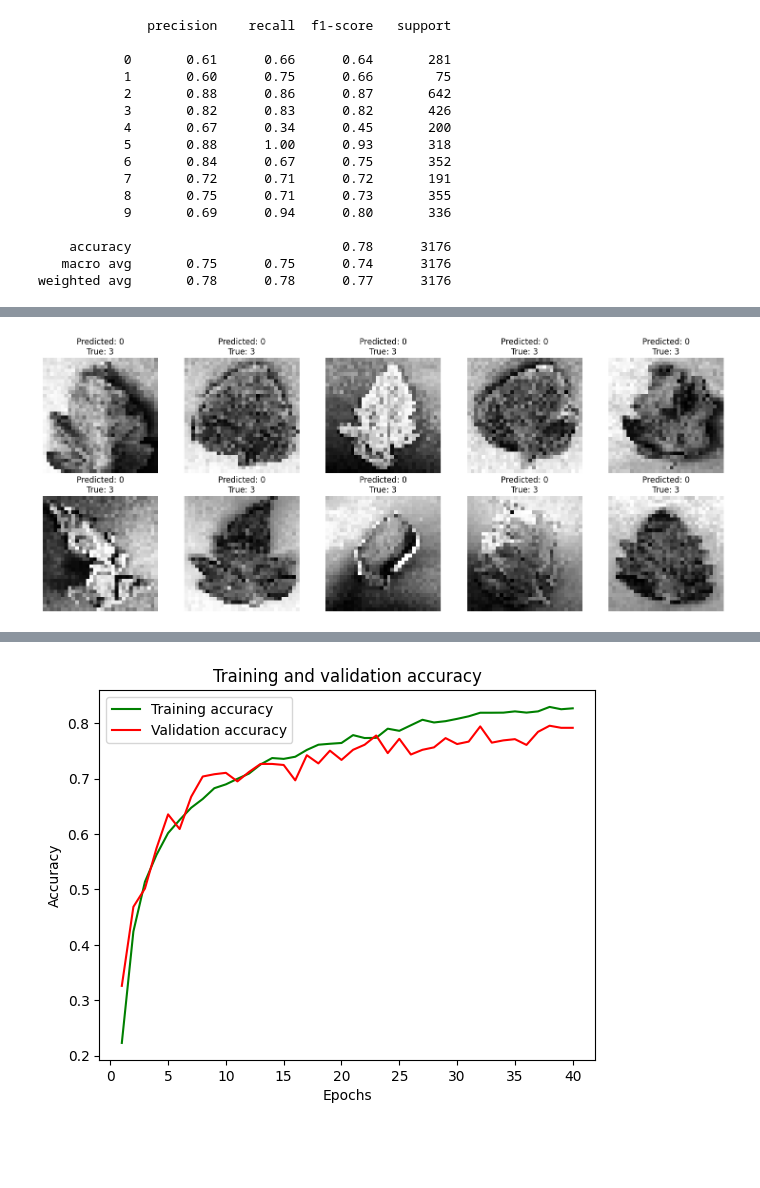
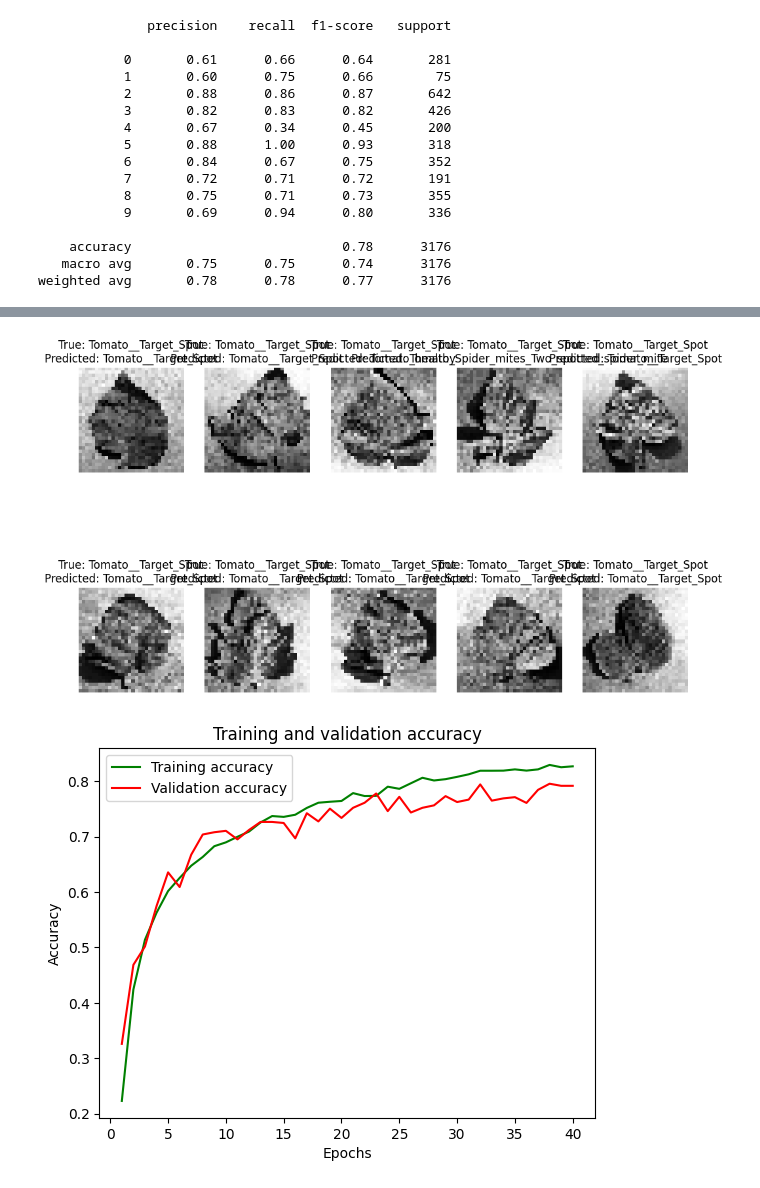
Before and after one commit to noelmt7/Tomato_Leaf_Disease_Detection, a Jupyter notebook: implementation.ipynb, the cells around one changed output, grey strips where cells are left out. Cells and saved outputs as stored; diff of their text form; code cells hidden in the pictures; blank space fills up the shorter version.

```diff
--- a/implementation.ipynb
+++ b/implementation.ipynb
@@ -252,19 +261,35 @@ plt.show()
-# %%
-# Get all indices of samples that are correctly classified
-correctly_classified_indices = np.where(np.argmax(predicted_labels) == test_labels)[0]
-
-# Define the number of correctly classified images to visualize
-num_correct_images_to_visualize = 10
-
-# Create subplots for visualization
-plt.figure(figsize=(15, 6))
-for i, index in enumerate(correctly_classified_indices[:num_correct_images_to_visualize], 1):
-    plt.subplot(2, 5, i)
-    plt.imshow(test_images[index].reshape(32, 32), cmap='gray')
-    plt.title(f'Predicted: {np.argmax(predicted_labels[index])}\nTrue: {test_labels[index]}')
-    plt.axis('off')
-
-plt.tight_layout()
-plt.show()
-# %% [output]
-[figure, removed]
+# %%
+# Make predictions on the test images
+predicted_labels = model.predict(test_images)
+
+# Convert predicted labels to class indices
+predicted_classes = np.argmax(predicted_labels, axis=1)
+import matplotlib.pyplot as plt
+
+# Define a function to plot MRI images with their true and predicted labels
+def plot_images(images, true_labels, predicted_labels, class_names):
+    plt.figure(figsize=(12, 8))
+    for i in range(10):  # Adjust the number of images to display as needed
+        plt.subplot(2, 5, i + 1)
+        plt.imshow(images[i].reshape(32, 32), cmap='gray')
+        plt.title(f'True: {class_names[true_labels[i]]}\nPredicted: {class_names[predicted_labels[i]]}')
+        plt.axis('off')
+
+# Define class names for your dataset (adjust as needed)
+class_names = [
+    "Tomato__Target_Spot",
+    "Tomato__Tomato_mosaic_virus",
+    "Tomato__Tomato_YellowLeaf__Curl_Virus",
+    "Tomato_Bacterial_spot",
+    "Tomato_Early_blight",
+    "Tomato_healthy",
+    "Tomato_Late_blight",
+    "Tomato_Leaf_Mold",
+    "Tomato_Septoria_leaf_spot",
+    "Tomato_Spider_mites_Two_spotted_spider_mite"
+]
+
+# Plot a few MRI images with their true and predicted labels
+plot_images(test_images, test_labels, predicted_classes, class_names)
+plt.show()
+# %% [output]
@@ -271,3 +297,4 @@ plt.show()
+[figure, added]
 # %%
 import matplotlib.pyplot as plt
 
```
Also changed, not shown: parts of 3 cells of this notebook.
